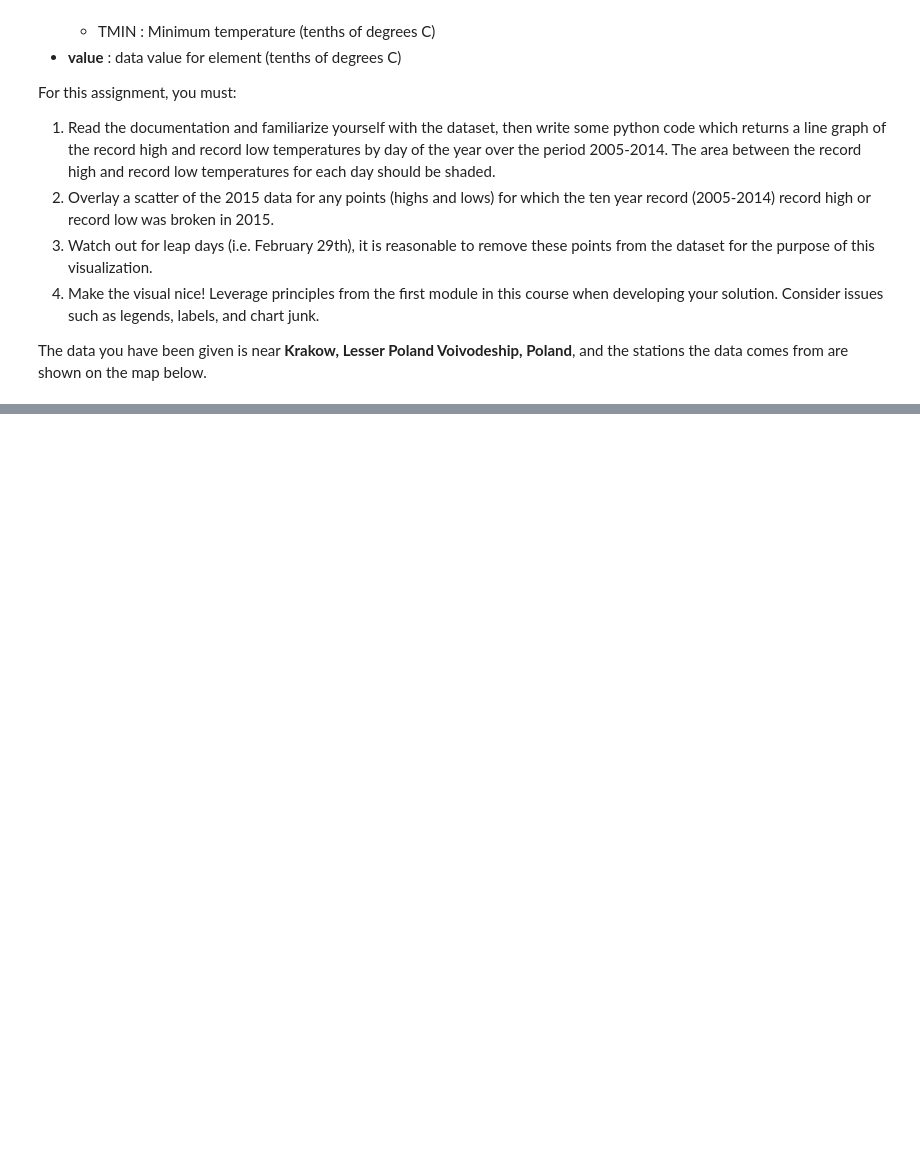
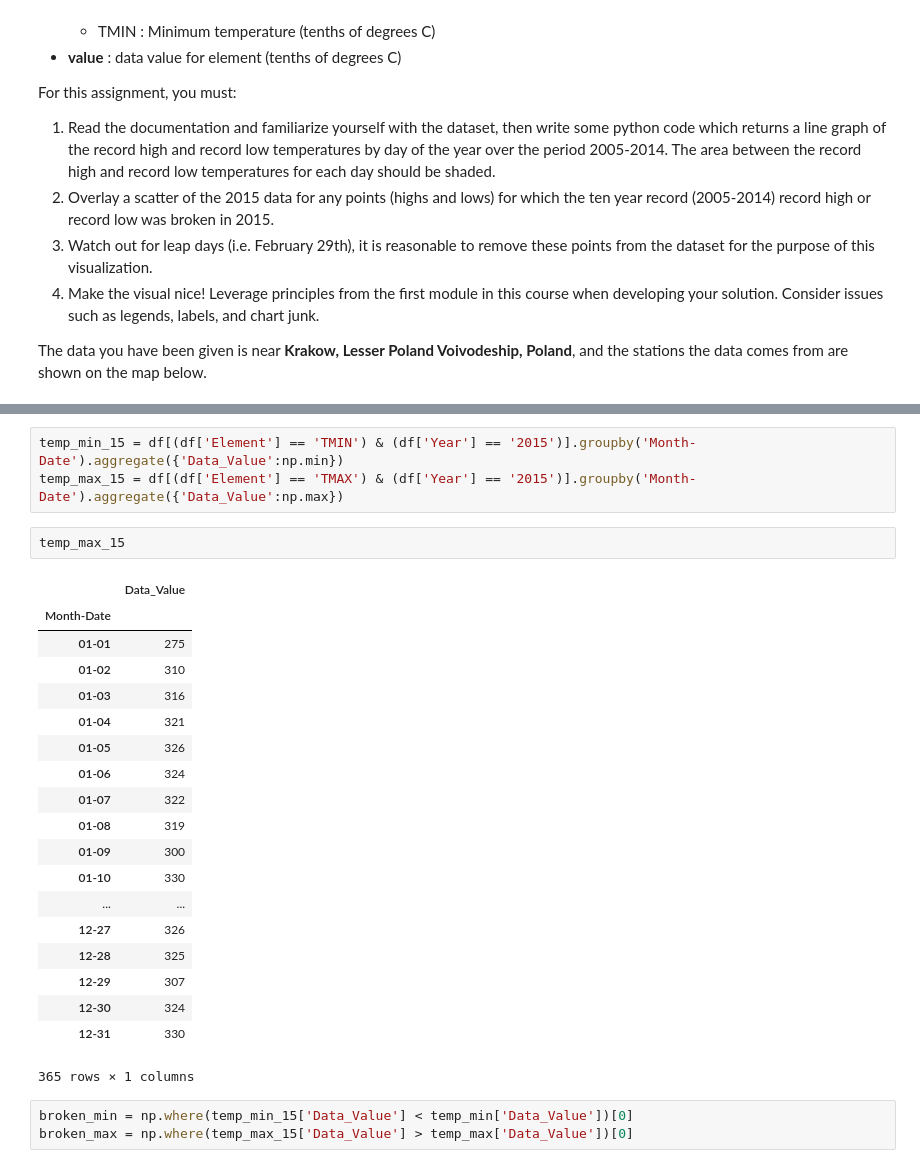
Before and after one commit to jm0077/Applied-Plotting-Charting-And-Data-Representation-in-Python, a Jupyter notebook: week2/Assignment2.ipynb, the cells around one changed output, grey strips where cells are left out. Saved outputs shown, nothing was run; the diff lists cells and outputs as text; blank space fills up the shorter version.

```diff
--- a/week2/Assignment2.ipynb
+++ b/week2/Assignment2.ipynb
@@ -49,0 +94,28 @@ leaflet_plot_stations(50,'71be2270383ad4c9c76977a883a933a7c8c3bb514287df4152fb25
+# %%
+temp_min_15 = df[(df['Element'] == 'TMIN') & (df['Year'] == '2015')].groupby('Month-Date').aggregate({'Data_Value':np.min})
+temp_max_15 = df[(df['Element'] == 'TMAX') & (df['Year'] == '2015')].groupby('Month-Date').aggregate({'Data_Value':np.max})
+# %%
+temp_max_15
+# %% [output]
+|  | Data_Value |
+| Month-Date |  |
+| 01-01 | 275 |
+| 01-02 | 310 |
+| 01-03 | 316 |
+| 01-04 | 321 |
+| 01-05 | 326 |
+| 01-06 | 324 |
+| 01-07 | 322 |
+| 01-08 | 319 |
+| 01-09 | 300 |
+| 01-10 | 330 |
+| ... | ... |
+| 12-27 | 326 |
+| 12-28 | 325 |
+| 12-29 | 307 |
+| 12-30 | 324 |
+| 12-31 | 330 |
+365 rows × 1 columns
+# %%
+broken_min = np.where(temp_min_15['Data_Value'] < temp_min['Data_Value'])[0]
+broken_max = np.where(temp_max_15['Data_Value'] > temp_max['Data_Value'])[0]
```
Also changed, not shown: parts of 8 cells of this notebook.
